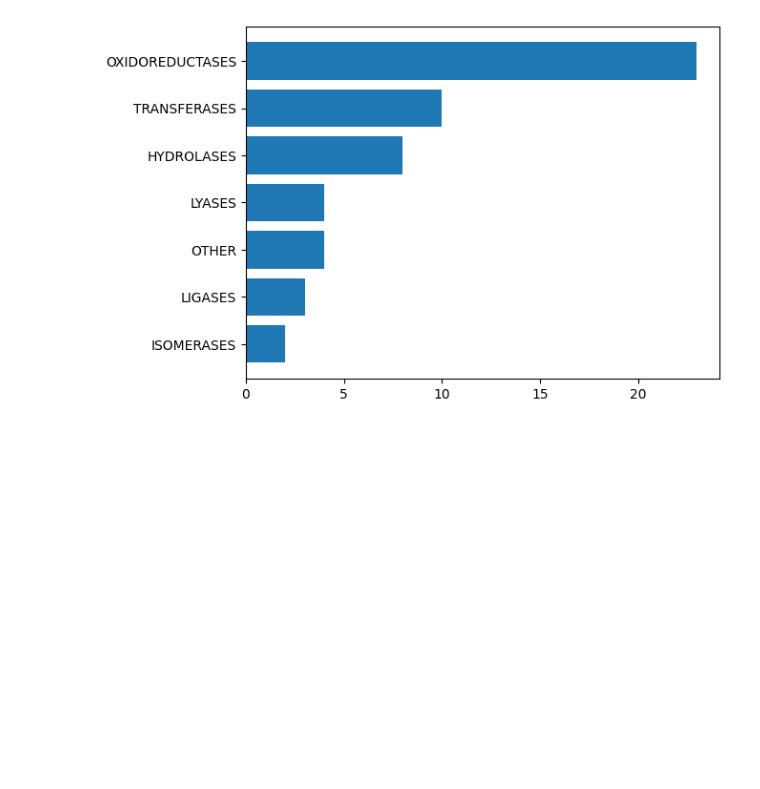
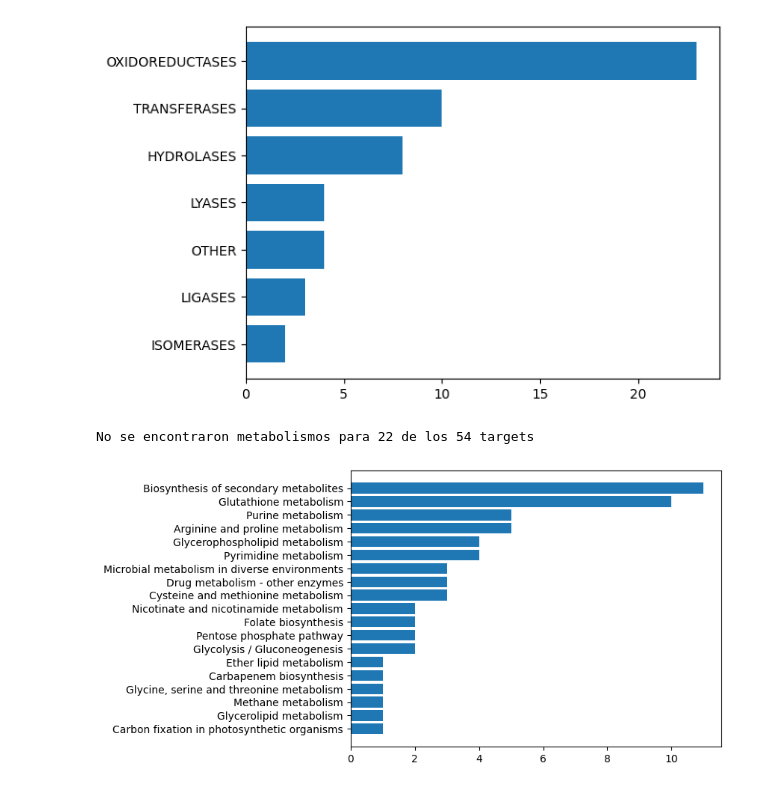
Before and after one commit to facundobarquet/bioinfo_project, a Jupyter notebook: Busqueda_Computacional_Blancos/data_analysis3.ipynb, the cells around one changed output. Drawn from its saved outputs; the diff is of its cells as text; code cells hidden in the pictures; blank space fills up the shorter version.

Commit message:
data analysys 3 v2

```diff
--- a/Busqueda_Computacional_Blancos/data_analysis3.ipynb
+++ b/Busqueda_Computacional_Blancos/data_analysis3.ipynb
@@ -148,0 +148,41 @@ metab_data =
+# %%
+KEGG_URL = 'https://rest.kegg.jp/get/'
+
+def get_metabolism_data(df):
+    session = requests.Session()
+    #
+    list = []
+    for i in tqdm(range(len(df))):
+        if df.iloc[i,0] != ' - ':
+            url = KEGG_URL + df.iloc[i,0]
+            response= session.get(url=url)
+            text = response.content.decode('utf-8').split('\n')
+            entry_list=[]
+            for entry in text:
+                if 'ec0' in entry:
+                    ec = entry.removeprefix('PATHWAY').strip()
+                    entry_list.append(ec)
+            list.append(entry_list)
+        else:
+            list.append([])
+    print("No se encontraron metabolismos para", list.count([]),"de los", len(list), "targets")
+    return list
+# %%
+metabolism_data = data[['EC Number','Target']]
+metabolism_data = get_metabolism_data(metabolism_data)
+# %% [output]
+No se encontraron metabolismos para 22 de los 54 targets
+# %%
+metabolism_names_data = []
+for x in metabolism_data:
+    for y in x:
+        metabolism_names_data.append(y.split('  ')[1])
+metabolism_names_data = pd.Series(metabolism_names_data).value_counts()[1:].sort_values()
+
+# plt.pie(metabolism_names_data,labels=metabolism_names_data.keys())
+# plt.show()
+
+plt.barh(width=metabolism_names_data,y=metabolism_names_data.keys(),)
+plt.show()
+# %% [output]
+[figure, added]
```
Also changed, not shown: parts of 2 cells of this notebook.
